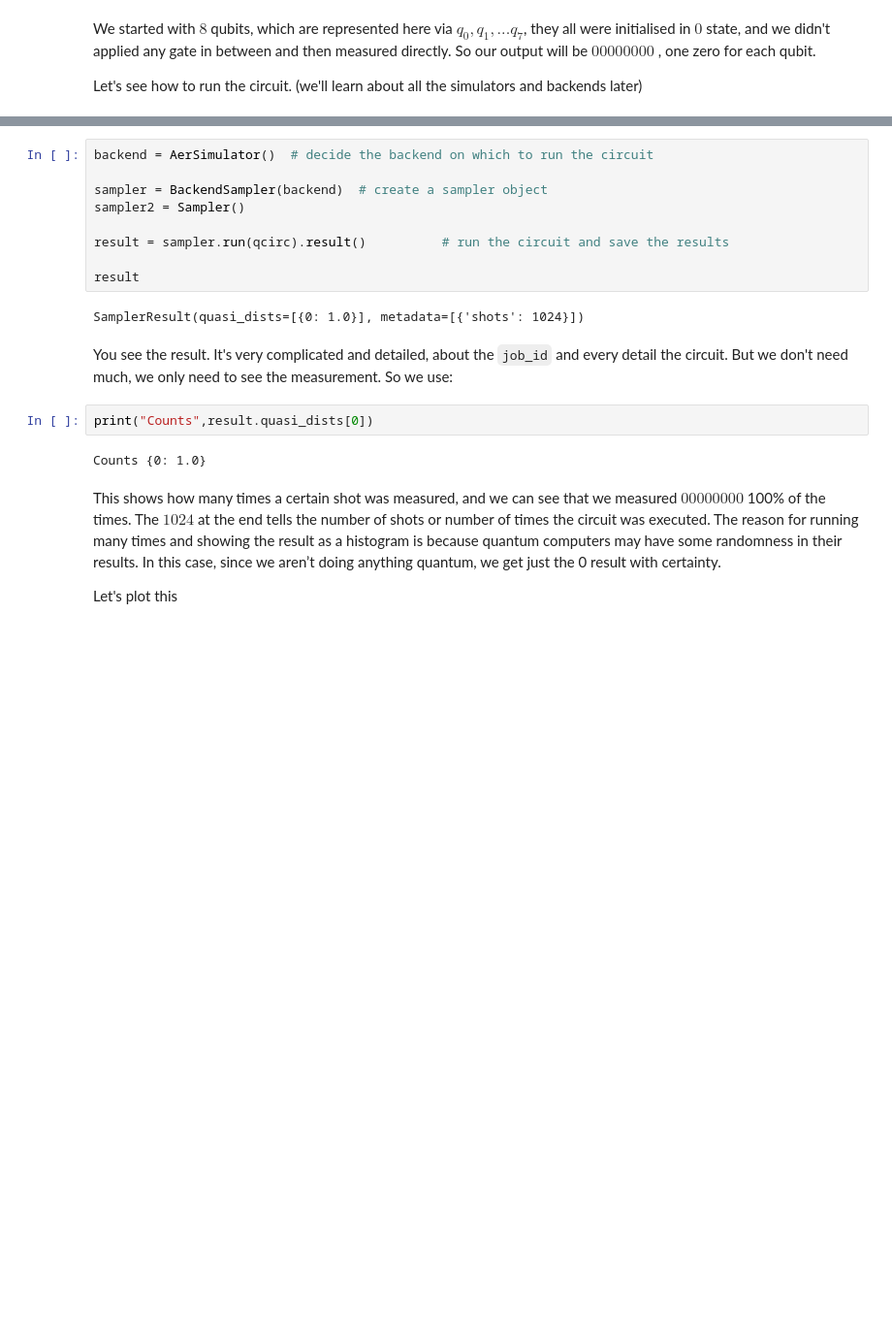
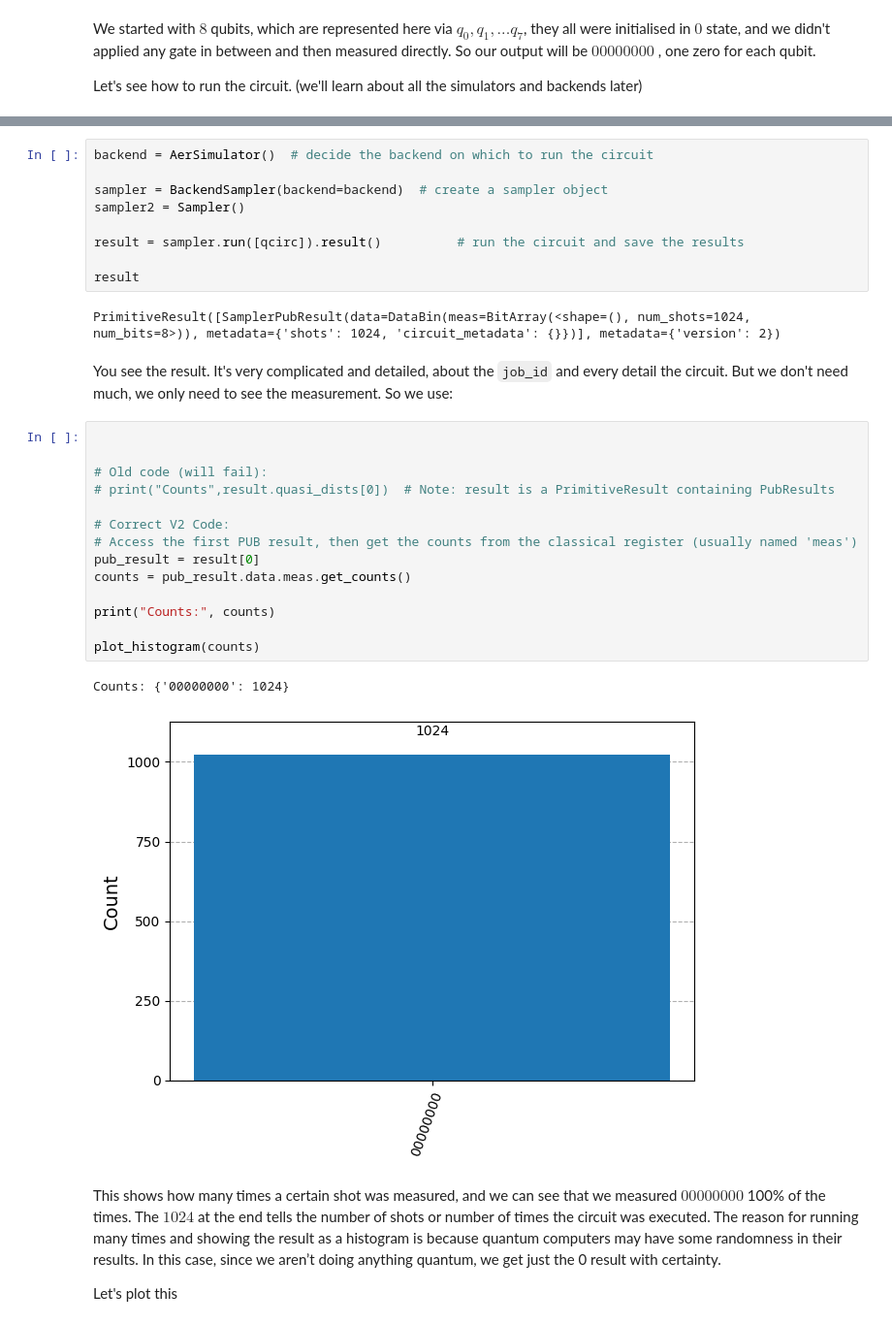
Before and after one commit to fcisuez-2018/Learn-Quantum-Computing-with-Qiskit, a Jupyter notebook: Atoms_of_Computation.ipynb, the cells around one changed output, grey strips where cells are left out. Shown at 97% size. Cells and saved outputs as stored; diff of their text form; blank space fills up the shorter version.

```diff
--- a/Atoms_of_Computation.ipynb
+++ b/Atoms_of_Computation.ipynb
@@ -168,20 +193,33 @@ from qiskit.primitives import Sampler, Estimator, BackendEstimator, BackendSampl
 # %%
 backend = AerSimulator()  # decide the backend on which to run the circuit
 
-sampler = BackendSampler(backend)  # create a sampler object
+sampler = BackendSampler(backend=backend)  # create a sampler object
 sampler2 = Sampler()
 
-result = sampler.run(qcirc).result()          # run the circuit and save the results
+result = sampler.run([qcirc]).result()          # run the circuit and save the results
 
 result
 # %% [output]
-SamplerResult(quasi_dists=[{0: 1.0}], metadata=[{'shots': 1024}])
+PrimitiveResult([SamplerPubResult(data=DataBin(meas=BitArray(<shape=(), num_shots=1024, num_bits=8>)), metadata={'shots': 1024, 'circuit_metadata': {}})], metadata={'version': 2})
 # %% [markdown]
 You see the result. It's very complicated and detailed, about the `job_id` and every detail the circuit. But we don't need much, we only need to see the measurement. So we use:
-# %%
-print("Counts",result.quasi_dists[0])
-# %% [output]
-Counts {0: 1.0}
+# %%
+
+
+# Old code (will fail):
+# print("Counts",result.quasi_dists[0])  # Note: result is a PrimitiveResult containing PubResults
+
+# Correct V2 Code:
+# Access the first PUB result, then get the counts from the classical register (usually named 'meas')
+pub_result = result[0]
+counts = pub_result.data.meas.get_counts()
+
+print("Counts:", counts)
+
+plot_histogram(counts)
+# %% [output]
+Counts: {'00000000': 1024}
+[figure, added]
 # %% [markdown]
 This shows how many times a certain shot was measured, and we can see that we measured $00000000$ 100% of the times. The $1024$ at the end tells the number of shots or number of times the circuit was executed. The reason for running many times and showing the result as a histogram is because quantum computers may have some randomness in their results. In this case, since we aren’t doing anything quantum, we get just the 0 result with certainty.
 
```
Also changed, not shown: parts of 5 cells of this notebook.
